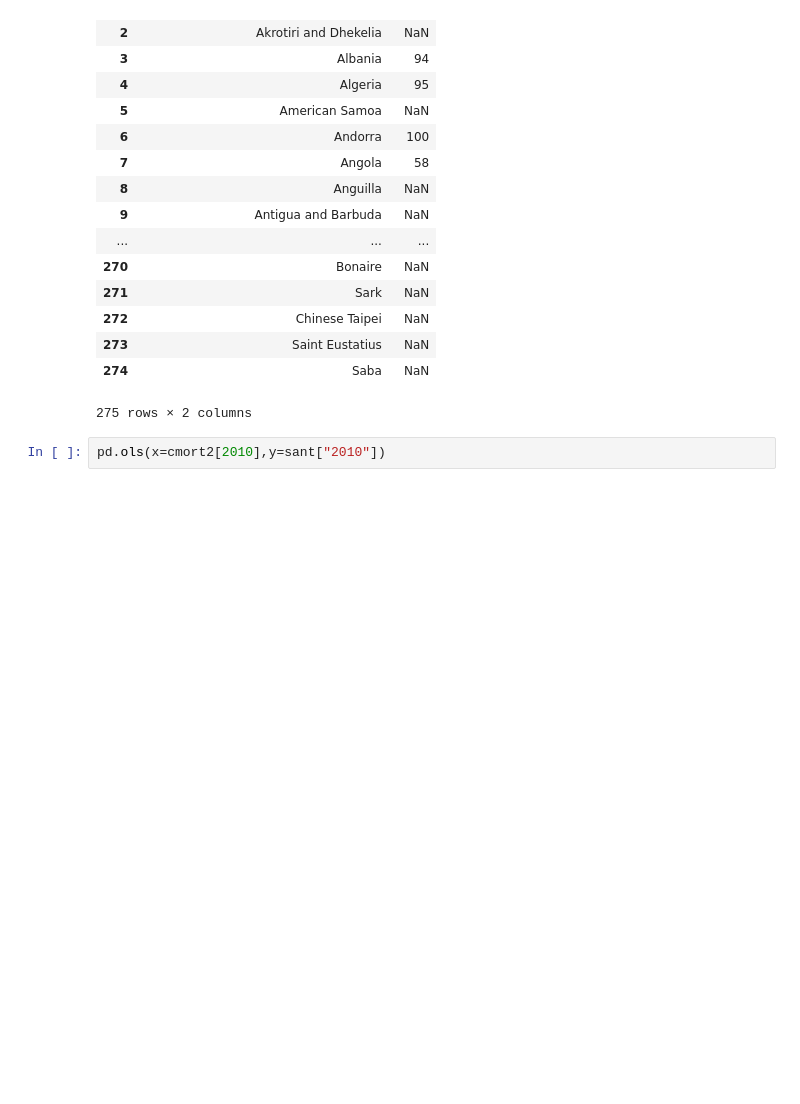
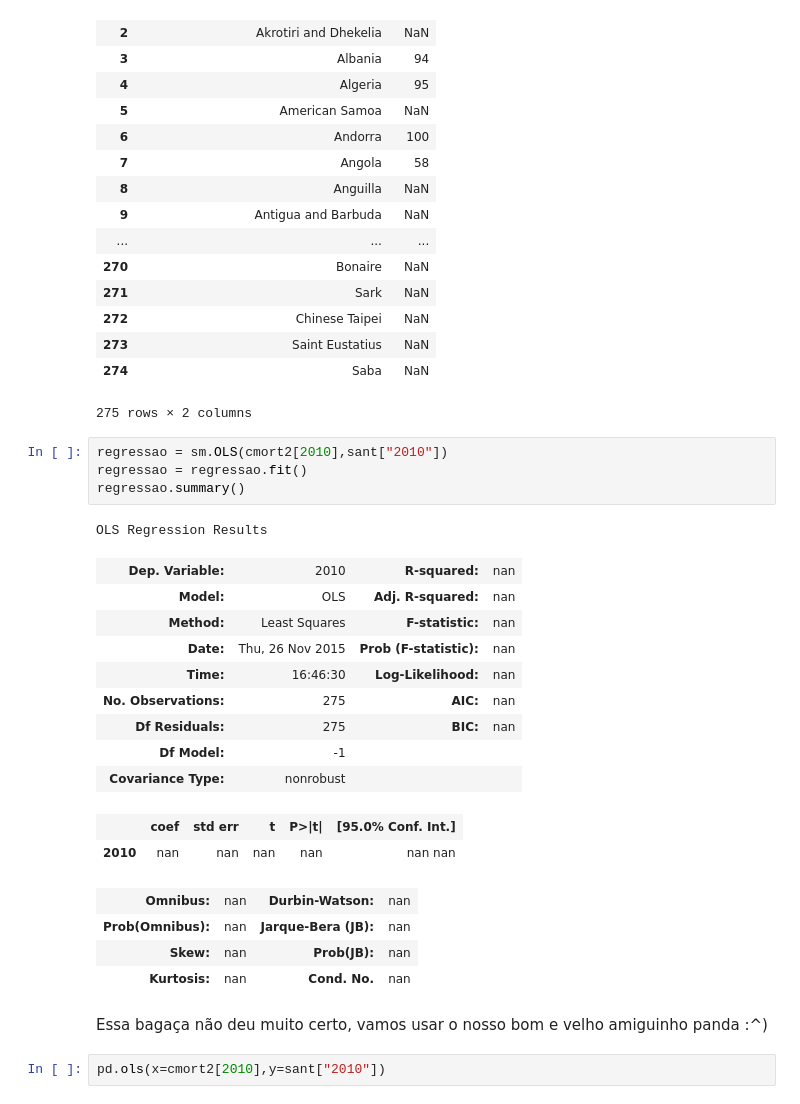
Before and after one commit to pedrocunial/projeto3-DataScience, a Jupyter notebook: projeto3.ipynb, the cells around one changed output. Cells and saved outputs as stored; diff of their text form; blank space fills up the shorter version.

Commit message:
Ajuste do OLS, não entendi o porquê do método do sm não funcionar, mas o do pandas funcionou e isso já me bastou

```diff
--- a/projeto3.ipynb
+++ b/projeto3.ipynb
@@ -230,6 +230,29 @@ sant
 | 273 | Saint Eustatius | NaN |
 | 274 | Saba | NaN |
 275 rows × 2 columns
+# %%
+regressao = sm.OLS(cmort2[2010],sant["2010"])
+regressao = regressao.fit()
+regressao.summary()
+# %% [output]
+OLS Regression Results
+| Dep. Variable: | 2010 | R-squared: | nan |
+| Model: | OLS | Adj. R-squared: | nan |
+| Method: | Least Squares | F-statistic: | nan |
+| Date: | Thu, 26 Nov 2015 | Prob (F-statistic): | nan |
+| Time: | 16:46:30 | Log-Likelihood: | nan |
+| No. Observations: | 275 | AIC: | nan |
+| Df Residuals: | 275 | BIC: | nan |
+| Df Model: | -1 |  |  |
+| Covariance Type: | nonrobust |  |  |
+|  | coef | std err | t | P>|t| | [95.0% Conf. Int.] |
+| 2010 | nan | nan | nan | nan | nan nan |
+| Omnibus: | nan | Durbin-Watson: | nan |
+| Prob(Omnibus): | nan | Jarque-Bera (JB): | nan |
+| Skew: | nan | Prob(JB): | nan |
+| Kurtosis: | nan | Cond. No. | nan |
+# %% [markdown]
+Essa bagaça não deu muito certo, vamos usar o nosso bom e velho amiguinho panda :^)
 # %%
 pd.ols(x=cmort2[2010],y=sant["2010"])
 # %% [output]
```
Also changed, not shown: parts of 2 cells of this notebook.
